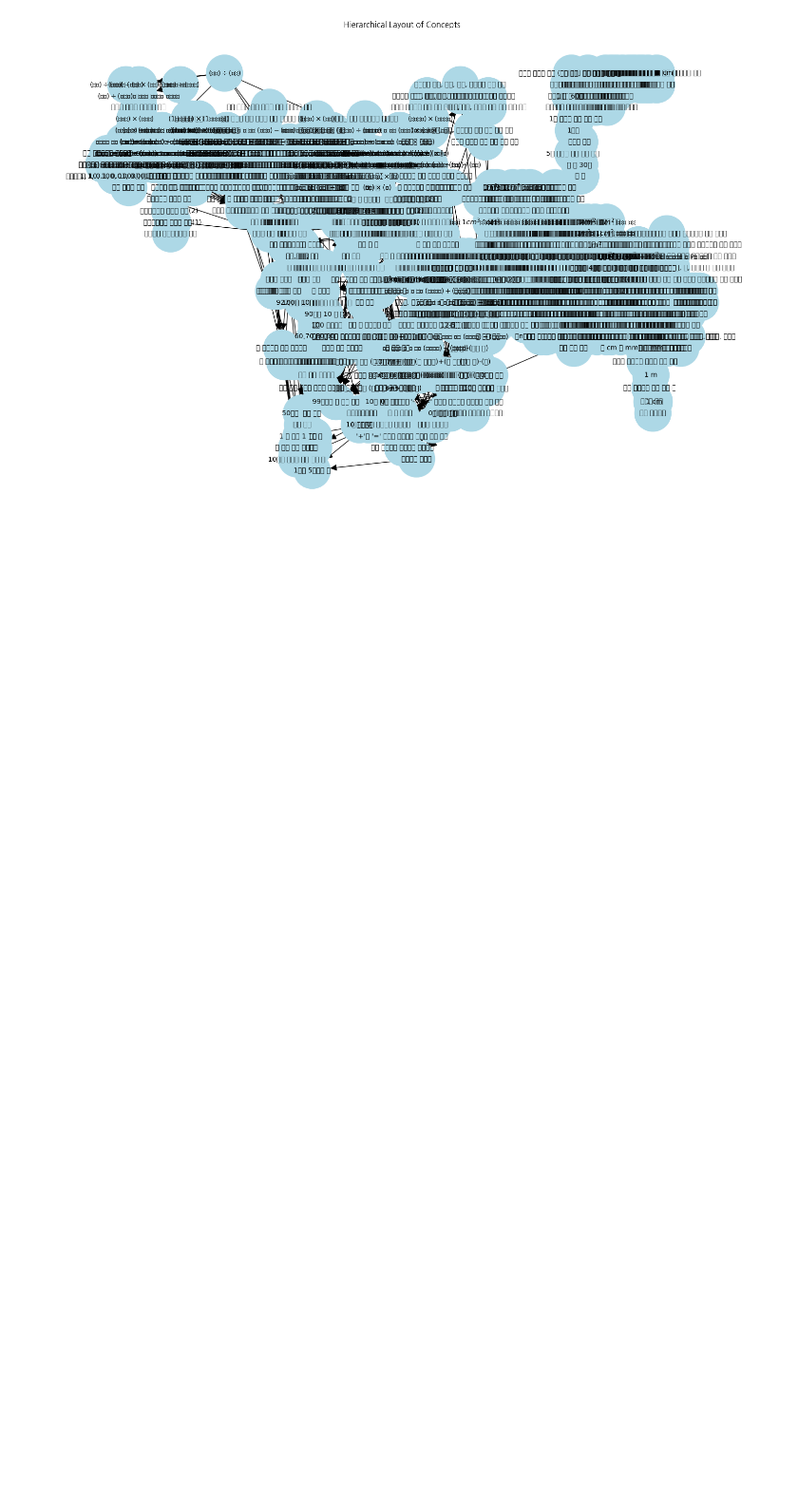
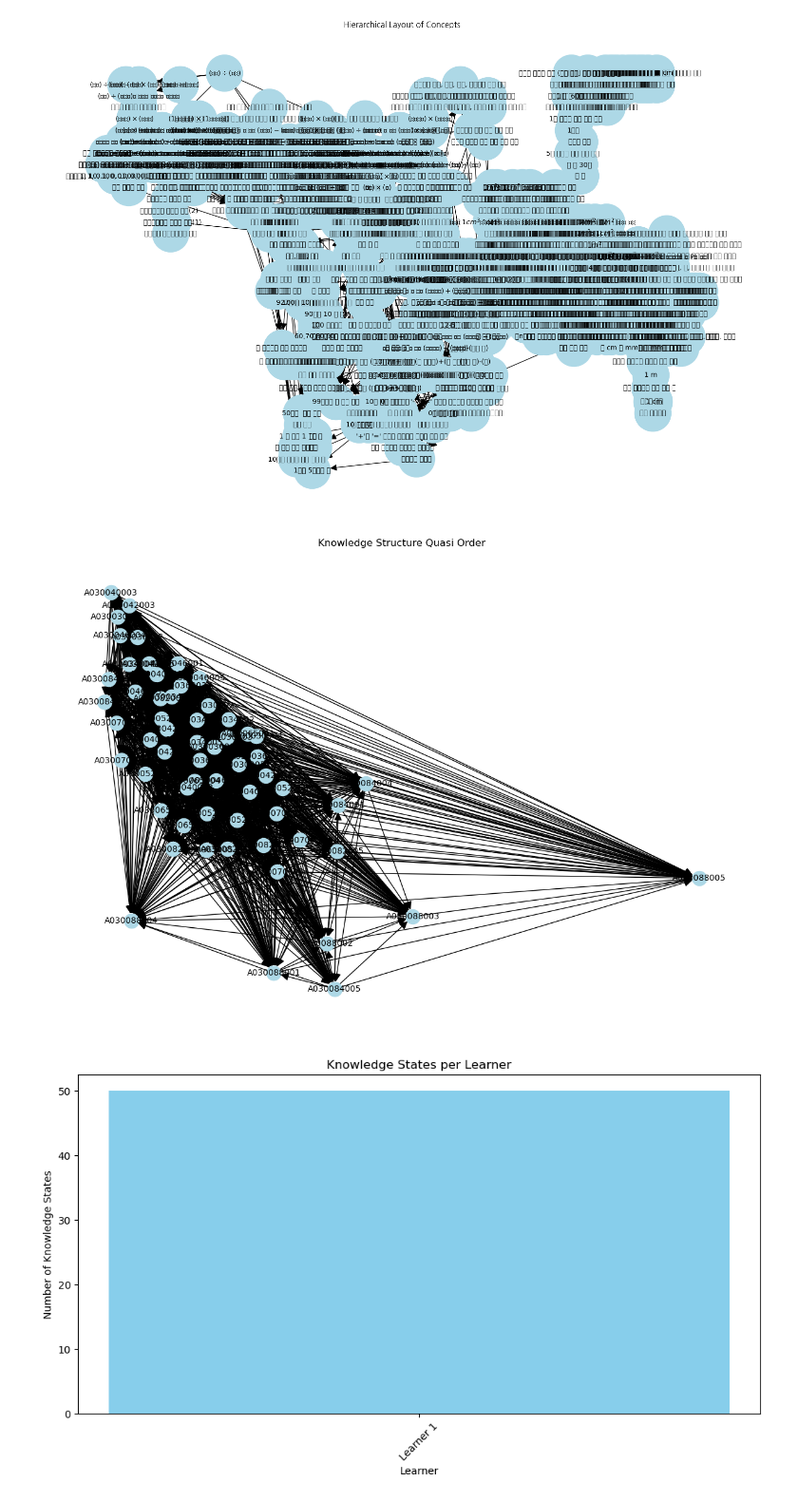
Before and after one commit to HKarin426/KST_base_e_math_lack_model, a Jupyter notebook: 0905_newstart.ipynb, the cells around one changed output. Shown at 95% size. Drawn from its saved outputs; the diff is of its cells as text; code cells hidden in the pictures; blank space fills up the shorter version.

```diff
--- a/0905_newstart.ipynb
+++ b/0905_newstart.ipynb
@@ -744,7 +744,8 @@ from itertools import combinations
 url_label = "https://github.com/HKarin426/KST_base_e_math_lack_model/raw/ffc3ff5763ec15751d5d4c5b1a0abf9fb97303e4/label.csv"
 
 label_data = pd.read_csv(url_label)
-merged_data = pd.read_csv('/mnt/data/merged_data.csv')
+# merged_data = pd.read_csv(r'D:\다운로드\merged_data.csv')
+merged_data = pd.read_csv('./A030000385.csv')
 
 # Data cleaning and transformation
 label_data_clean = label_data.dropna(subset=['from_id', 'to_id'])
@@ -802,30 +803,33 @@ def visualize_knowledge_states(knowledge_states):
 
     plt.figure(figsize=(12, 6))
     plt.bar(range(len(state_counts)), state_counts, color='skyblue')
     plt.xlabel('Learner')
     plt.ylabel('Number of Knowledge States')
     plt.title('Knowledge States per Learner')
     plt.xticks(range(len(state_counts)), [f"Learner {i+1}" for i in range(len(state_counts))], rotation=45)
     plt.show()
 
 # Identify knowledge states
 def identify_knowledge_states(quasi_order, learner_data):
     knowledge_states = []
     for learner in learner_data.index:
         state = set()
         for (i, j) in quasi_order:
             if learner_data.at[learner, i] == 1:
                 state.add(i)
             if learner_data.at[learner, j] == 1:
                 state.add(j)
         knowledge_states.append(state)
     return knowledge_states
 
 # Generating knowledge states
 knowledge_states = identify_knowledge_states(current_order, learner_responses)
 
 # Visualizing the derived quasi order from IITA model
 visualize_quasi_order(current_order)
 
 # Visualizing the knowledge states of each learner
 visualize_knowledge_states(knowledge_states)
+# %% [output]
+[figure, added]
+[figure, added]
```
Also changed, not shown: parts of 3 cells of this notebook, 22 other files.
